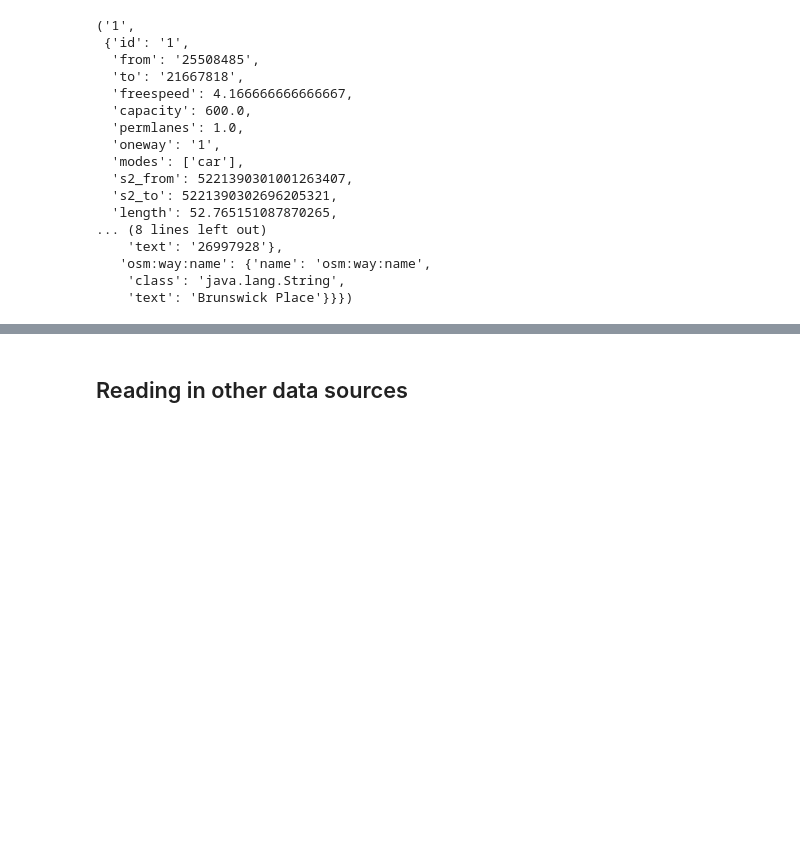
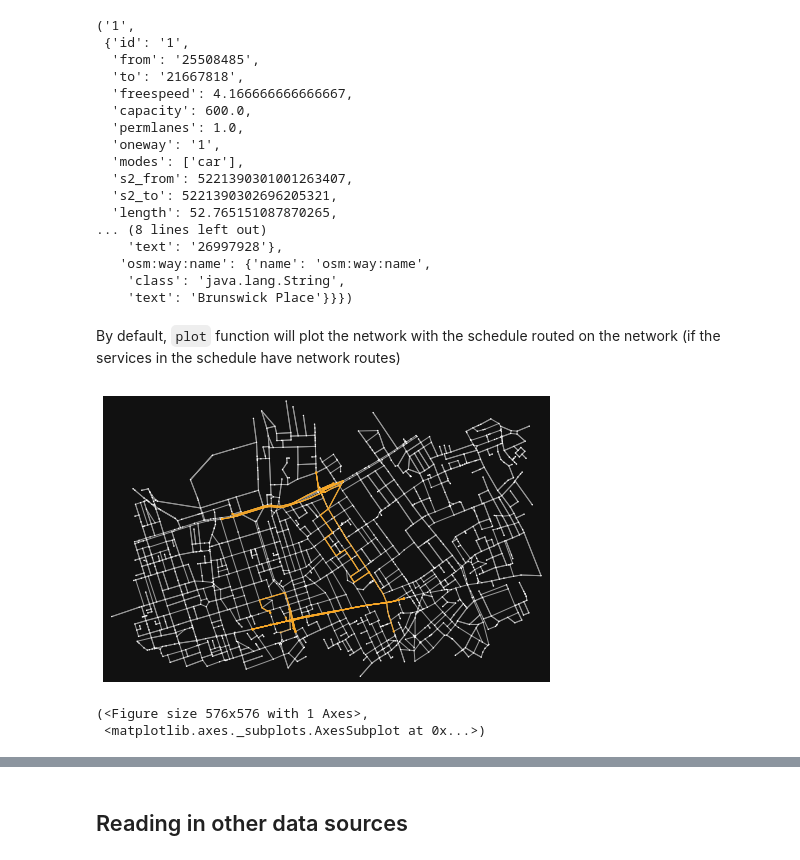
Before and after one commit to arup-group/genet, a Jupyter notebook: notebooks/GeNet walk-through.ipynb, the cells around one changed output, grey strips where cells are left out. Saved outputs shown, nothing was run; the diff lists cells and outputs as text; code cells hidden in the pictures; blank space fills up the shorter version.

```diff
--- a/notebooks/GeNet walk-through.ipynb
+++ b/notebooks/GeNet walk-through.ipynb
@@ -71,3 +75,11 @@ list(n.links())[0]
    'osm:way:name': {'name': 'osm:way:name',
     'class': 'java.lang.String',
     'text': 'Brunswick Place'}}})
+# %% [markdown]
+By default, `plot` function will plot the network with the schedule routed on the network (if the services in the schedule have network routes)
+# %%
+n.plot()
+# %% [output]
+[figure, added]
+(<Figure size 576x576 with 1 Axes>,
+ <matplotlib.axes._subplots.AxesSubplot at 0x...>)
```
Also changed, not shown: parts of 67 cells of this notebook, 27 other files.
